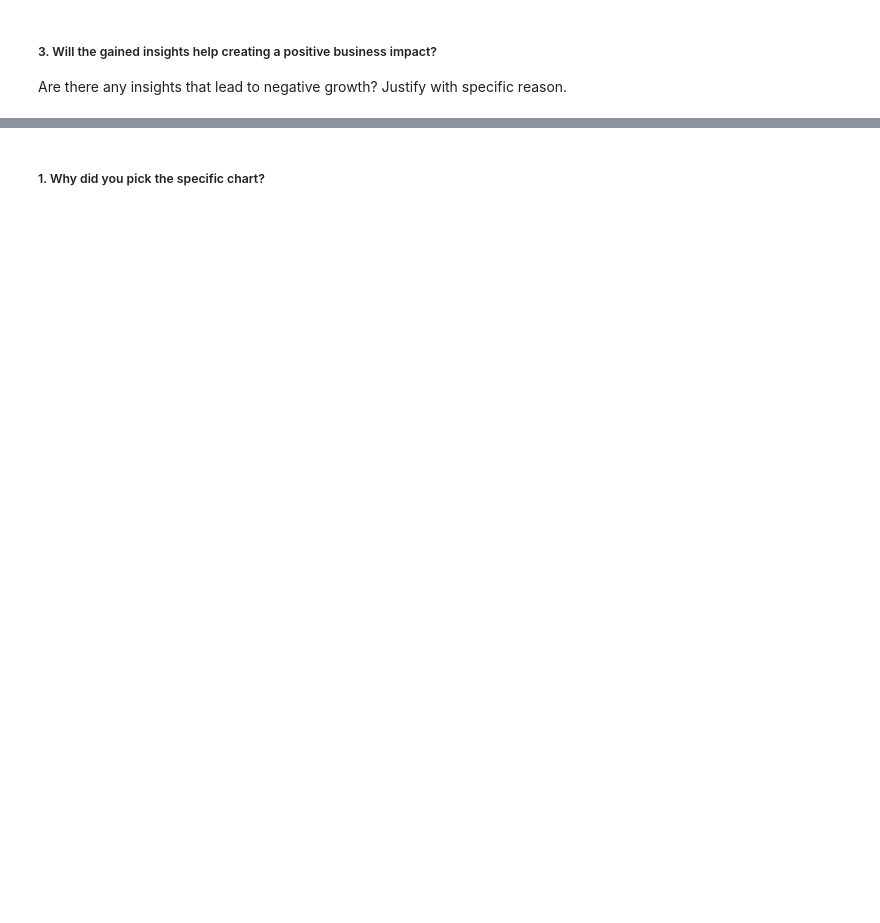
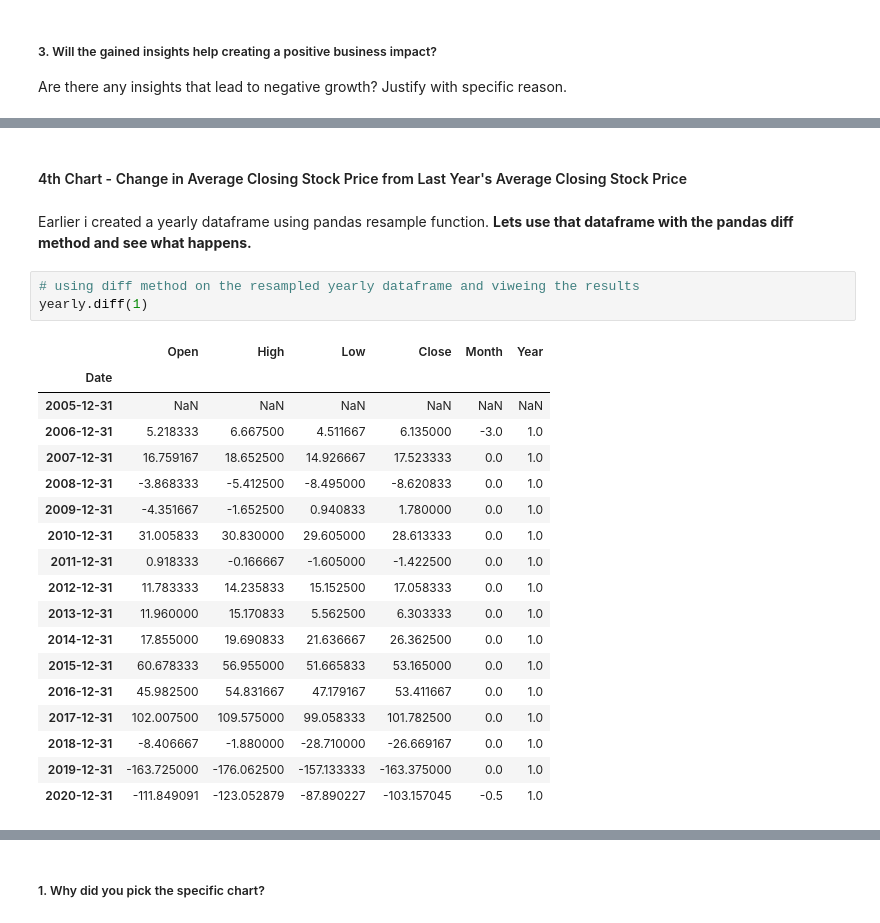
Before and after one commit to LuvMutreja/Yes-Bank-Closing-Stock-Price-Prediction, a Jupyter notebook: Regression_Project_Yes_Bank_Stock_Closing_Price_Prediction_.ipynb, the cells around one changed output, grey strips where cells are left out. Drawn from its saved outputs; the diff is of its cells as text; blank space fills up the shorter version.

```diff
--- a/Regression_Project_Yes_Bank_Stock_Closing_Price_Prediction_.ipynb
+++ b/Regression_Project_Yes_Bank_Stock_Closing_Price_Prediction_.ipynb
@@ -645,0 +700,26 @@ px.scatter(dataset,x='Low',y='Close',size='Open')
+# %% [markdown]
+#### 4th Chart - Change in Average Closing Stock Price from Last Year's Average Closing Stock Price
+# %% [markdown]
+Earlier i created a yearly dataframe using pandas resample function. **Lets use that dataframe with the pandas diff method and see what happens.**
+# %%
+# using diff method on the resampled yearly dataframe and viweing the results
+yearly.diff(1)
+# %% [output]
+|  | Open | High | Low | Close | Month | Year |
+| Date |  |  |  |  |  |  |
+| 2005-12-31 | NaN | NaN | NaN | NaN | NaN | NaN |
+| 2006-12-31 | 5.218333 | 6.667500 | 4.511667 | 6.135000 | -3.0 | 1.0 |
+| 2007-12-31 | 16.759167 | 18.652500 | 14.926667 | 17.523333 | 0.0 | 1.0 |
+| 2008-12-31 | -3.868333 | -5.412500 | -8.495000 | -8.620833 | 0.0 | 1.0 |
+| 2009-12-31 | -4.351667 | -1.652500 | 0.940833 | 1.780000 | 0.0 | 1.0 |
+| 2010-12-31 | 31.005833 | 30.830000 | 29.605000 | 28.613333 | 0.0 | 1.0 |
+| 2011-12-31 | 0.918333 | -0.166667 | -1.605000 | -1.422500 | 0.0 | 1.0 |
+| 2012-12-31 | 11.783333 | 14.235833 | 15.152500 | 17.058333 | 0.0 | 1.0 |
+| 2013-12-31 | 11.960000 | 15.170833 | 5.562500 | 6.303333 | 0.0 | 1.0 |
+| 2014-12-31 | 17.855000 | 19.690833 | 21.636667 | 26.362500 | 0.0 | 1.0 |
+| 2015-12-31 | 60.678333 | 56.955000 | 51.665833 | 53.165000 | 0.0 | 1.0 |
+| 2016-12-31 | 45.982500 | 54.831667 | 47.179167 | 53.411667 | 0.0 | 1.0 |
+| 2017-12-31 | 102.007500 | 109.575000 | 99.058333 | 101.782500 | 0.0 | 1.0 |
+| 2018-12-31 | -8.406667 | -1.880000 | -28.710000 | -26.669167 | 0.0 | 1.0 |
+| 2019-12-31 | -163.725000 | -176.062500 | -157.133333 | -163.375000 | 0.0 | 1.0 |
+| 2020-12-31 | -111.849091 | -123.052879 | -87.890227 | -103.157045 | -0.5 | 1.0 |
```
Also changed, not shown: parts of 166 cells of this notebook.
